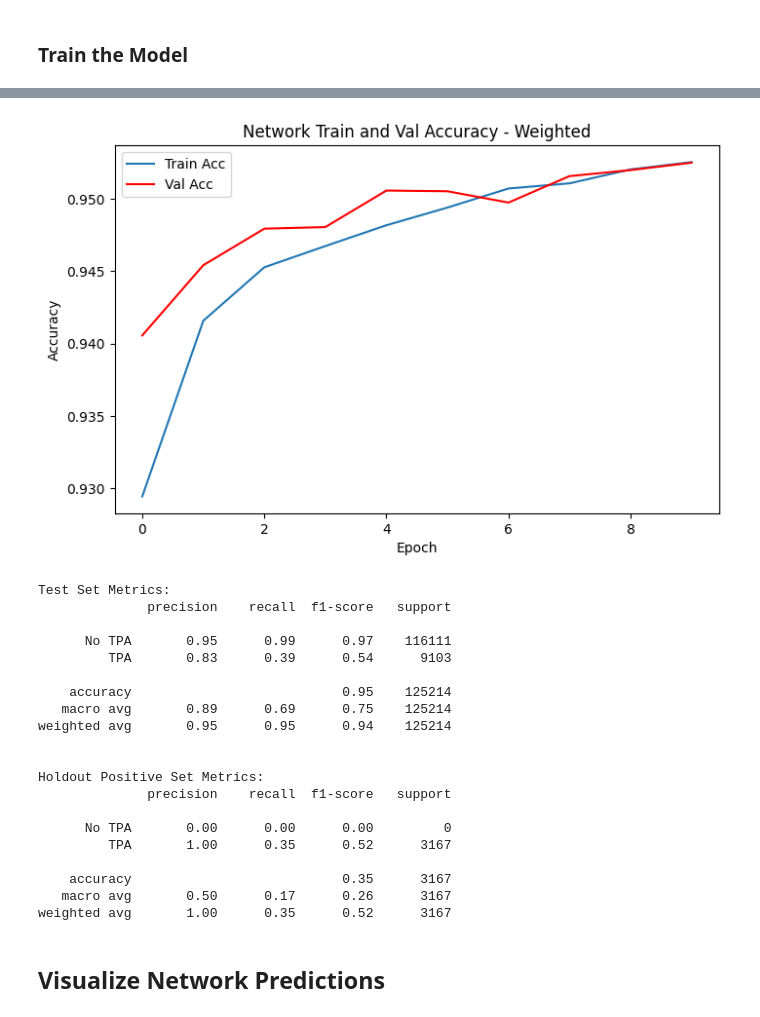
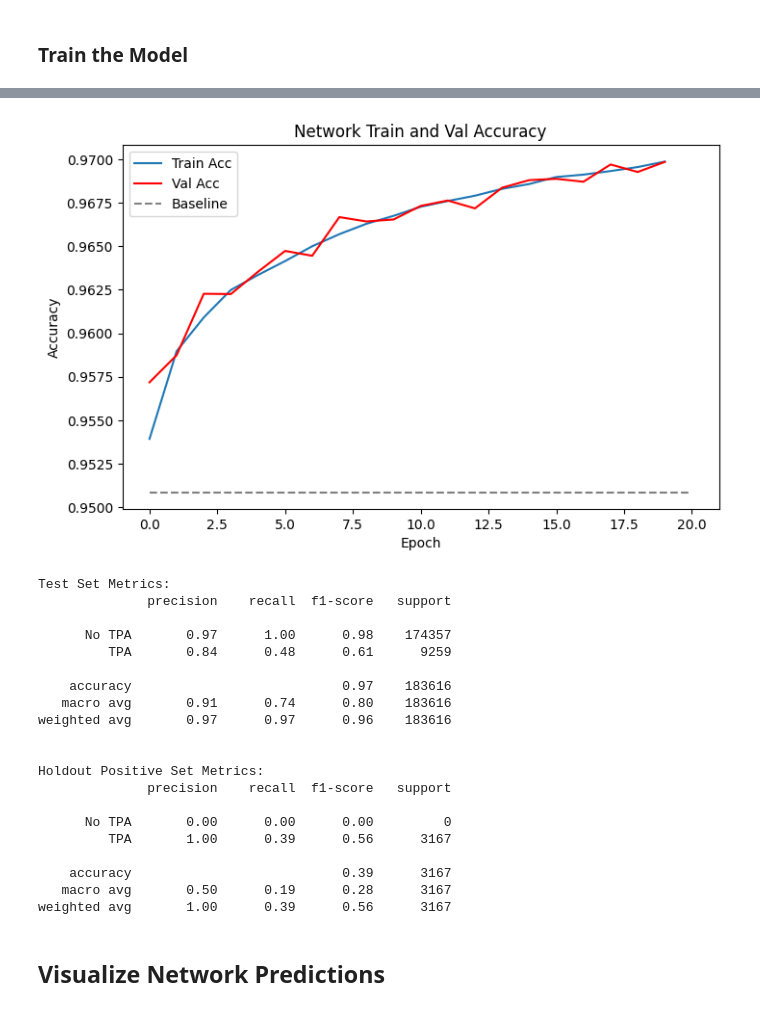
Before and after one commit to earthrise-media/plastics, a Jupyter notebook: notebooks/train_pixel_classifier.ipynb, the cells around one changed output, grey strips where cells are left out. Saved outputs shown, nothing was run; the diff lists cells and outputs as text; code cells hidden in the pictures.

Commit message:
Update and validate train_pixel_classifier

```diff
--- a/notebooks/train_pixel_classifier.ipynb
+++ b/notebooks/train_pixel_classifier.ipynb
@@ -40,17 +47,17 @@ def compute_ndvi(pixel_vectors):
 ## Create a Training Dataset
 Outputs will be: `x_train`, `y_train`, `x_test`, `y_test`, `x_holdout`, `y_holdout`. Holdout data is only positive
 # %%
-train_data_dir = '../data/sentinel'
+train_data_dir = '../data/training_data/pixel_vectors/'
 
 with open(os.path.join(train_data_dir, "negative_pixel_vectors_toa_12_2019-01-01.pkl"), 'rb') as file:
     x_negative = np.array(pickle.load(file))
 
 
 # Bootstrap data is an example for now of adding data to classifier
-#with open(os.path.join(train_data_dir, "bootstrap_data_toa.pkl"), 'rb') as file:
-#    x_negative_bootstrap = np.array(pickle.load(file))
+with open(os.path.join(train_data_dir, "bootstrap_data_toa.pkl"), 'rb') as file:
+    x_negative_bootstrap = np.array(pickle.load(file))
 
-#x_negative = np.concatenate((x_negative, x_negative_bootstrap))
+x_negative = np.concatenate((x_negative, x_negative_bootstrap))
 
 y_negative = np.zeros(len(x_negative))
 
@@ -192,7 +195,7 @@ model.compile(loss="binary_crossentropy",
 ### Train the Model
 # %%
 batch_size = 256
-epochs = 10
+epochs = 20
 
 model.fit(x_train,
           y_train,
@@ -227,41 +208,45 @@ Epoch 10/10
 # %%
+train_accuracy = model.history.history['accuracy']
+test_accuracy = model.history.history['val_accuracy']
 plt.figure(figsize=(8,5), dpi=100, facecolor=(1,1,1))
-plt.plot(model.history.history['accuracy'], label='Train Acc')
-plt.plot(model.history.history['val_accuracy'], c='r', label='Val Acc')
+plt.plot(train_accuracy, label='Train Acc')
+plt.plot(test_accuracy, c='r', label='Val Acc')
+percent_negative = (sum(y_train == 0.0) / len(y_train))[1]
+plt.plot([0, epochs], [percent_negative, percent_negative], '--', c='gray', label='Baseline')
 plt.xlabel('Epoch')
 plt.ylabel('Accuracy')
 plt.legend()
 plt.title('Network Train and Val Accuracy')
 plt.show()
 # %% [output]
-[figure, old version]
+[figure, new version]
 # %%
-from sklearn.metrics import classification_report
+threshold = 0.6
 print("Test Set Metrics:")
-print(classification_report(y_test[:,1], model.predict(x_test)[:,1] > 0.6,
+print(classification_report(y_test[:,1], model.predict(x_test)[:,1] > threshold,
                             target_names=['No TPA', 'TPA']))
 
 print("\nHoldout Positive Set Metrics:")
-print(classification_report(y_holdout[:,1], model.predict(x_holdout)[:,1] > 0.6,
+print(classification_report(y_holdout[:,1], model.predict(x_holdout)[:,1] > threshold,
                             target_names=['No TPA', 'TPA']))
 # %% [output]
 Test Set Metrics:
               precision    recall  f1-score   support
 
-      No TPA       0.95      0.99      0.97    116111
-         TPA       0.83      0.39      0.54      9103
+      No TPA       0.97      1.00      0.98    174357
+         TPA       0.84      0.48      0.61      9259
 
-    accuracy                           0.95    125214
-   macro avg       0.89      0.69      0.75    125214
-weighted avg       0.95      0.95      0.94    125214
+    accuracy                           0.97    183616
+   macro avg       0.91      0.74      0.80    183616
+weighted avg       0.97      0.97      0.96    183616
 
 
 Holdout Positive Set Metrics:
               precision    recall  f1-score   support
 
       No TPA       0.00      0.00      0.00         0
-         TPA       1.00      0.35      0.52      3167
+         TPA       1.00      0.39      0.56      3167
 
-    accuracy                           0.35      3167
-   macro avg       0.50      0.17      0.26      3167
-weighted avg       1.00      0.35      0.52      3167
+    accuracy                           0.39      3167
+   macro avg       0.50      0.19      0.28      3167
+weighted avg       1.00      0.39      0.56      3167
```
Also changed, not shown: parts of 15 cells of this notebook, 1 other file.
